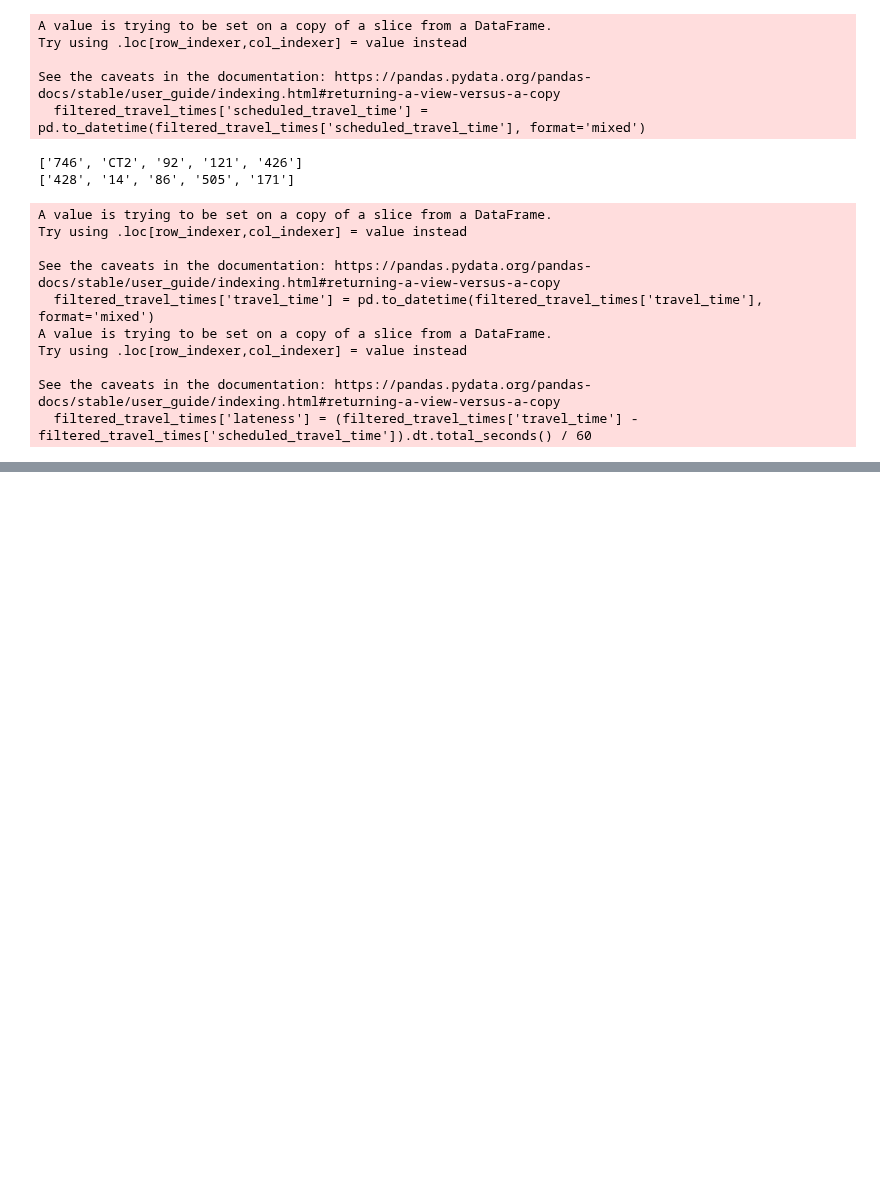
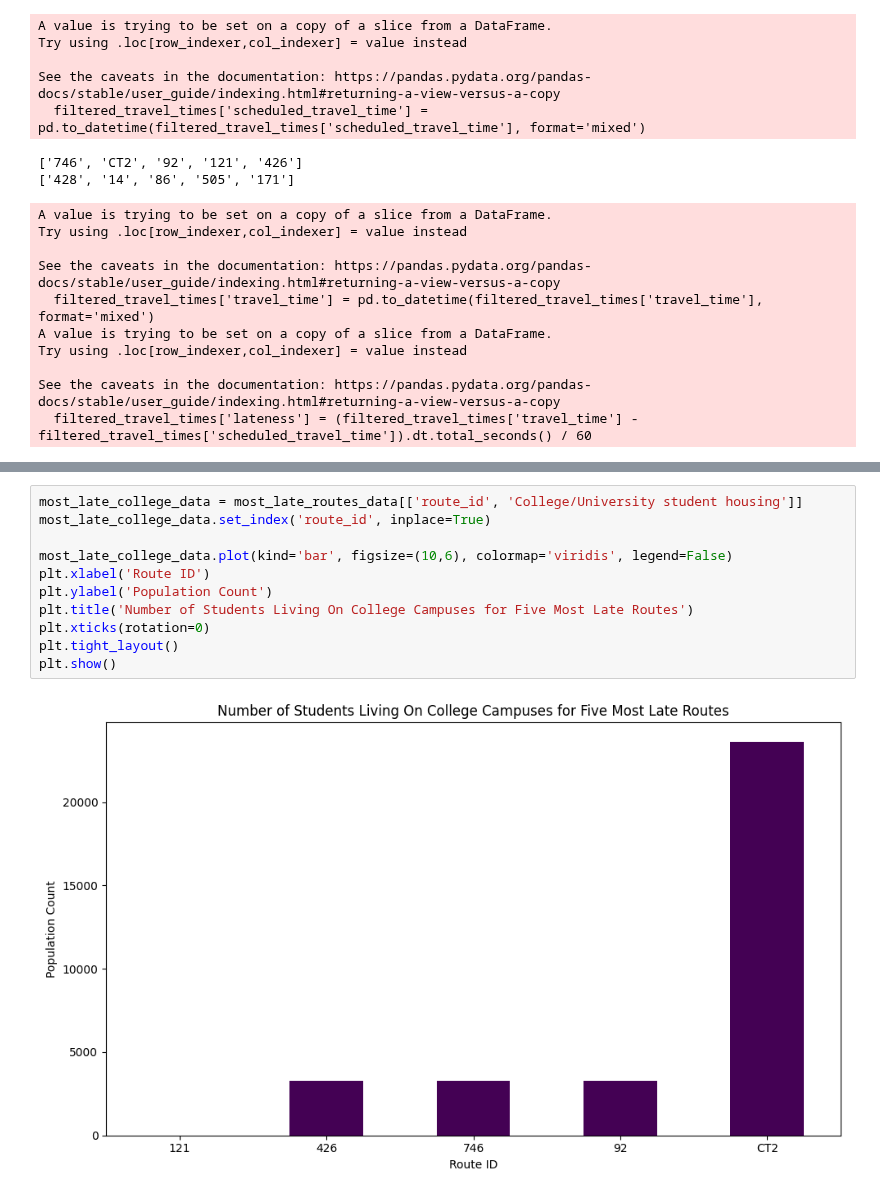
Before and after one commit to BU-Spark/ds-boston-transit-performance, a Jupyter notebook: fa23-team-c/baseques_visual.ipynb, the cells around one changed output, grey strips where cells are left out. Drawn from its saved outputs; the diff is of its cells as text; blank space fills up the shorter version.

```diff
--- a/fa23-team-c/baseques_visual.ipynb
+++ b/fa23-team-c/baseques_visual.ipynb
@@ -75,0 +174,13 @@ print(neighborhoods_least_late_list.intersection(neighborhoods_most_late_list))
+# %%
+most_late_college_data = most_late_routes_data[['route_id', 'College/University student housing']]
+most_late_college_data.set_index('route_id', inplace=True)
+
+most_late_college_data.plot(kind='bar', figsize=(10,6), colormap='viridis', legend=False)
+plt.xlabel('Route ID')
+plt.ylabel('Population Count')
+plt.title('Number of Students Living On College Campuses for Five Most Late Routes')
+plt.xticks(rotation=0)
+plt.tight_layout()
+plt.show()
+# %% [output]
+[figure, added]
```
Also changed, not shown: parts of 13 cells of this notebook, 1 other file.
